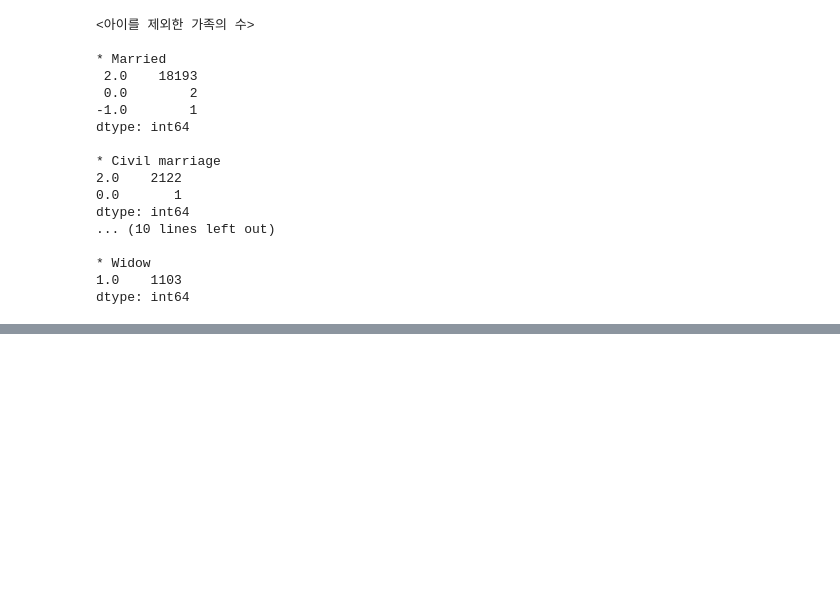
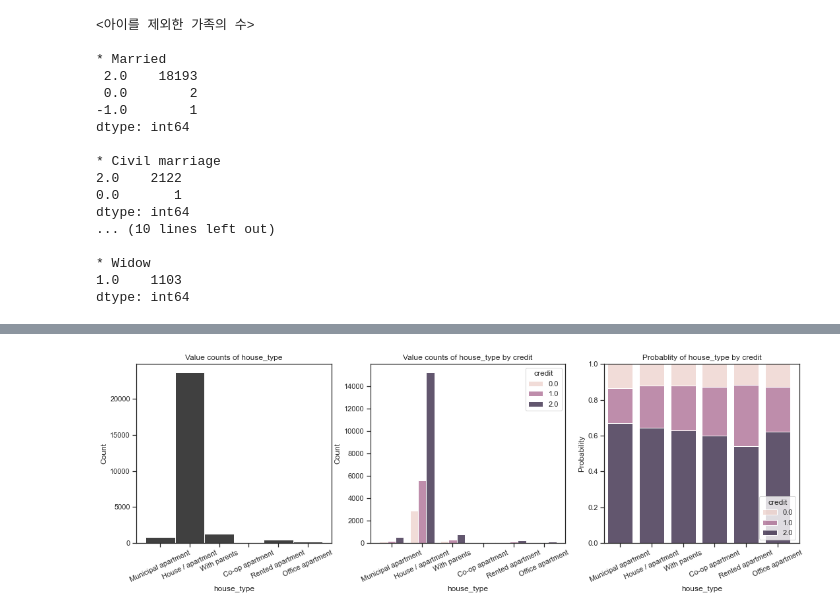
Before and after one commit to Gangtaro/data_science_repository, a Jupyter notebook: COMPETETION_LOG/DACON_210405_credit/210405_credit_eda.ipynb, the cells around one changed output, grey strips where cells are left out. Saved outputs shown, nothing was run; the diff lists cells and outputs as text; code cells hidden in the pictures; blank space fills up the shorter version.

```diff
--- a/COMPETETION_LOG/DACON_210405_credit/210405_credit_eda.ipynb
+++ b/COMPETETION_LOG/DACON_210405_credit/210405_credit_eda.ipynb
@@ -506,0 +549,5 @@ dtype: int64
+# %%
+# Single / not married 범주의 분해
+train.family_type[(train.family_type == 'Single / not married')&(train.family_size - train.child_num == 2)] = 'Married'
+train.family_type[train.family_type == 'Single / not married'] = 'Absolutely Single'
+train.family_type.value_counts()
@@ -506,0 +561,4 @@ dtype: int64
+# %%
+whether_married_new = train.family_type.copy()
+whether_married_new.replace({'Married':2, 'Civil marriage':2, 'Separated':1, 'Absolutely Single':1, 'Widow':1}, inplace = True)
+train[train.family_size - train.child_num != whether_married_new][['gender', 'DAYS_BIRTH', 'family_type','family_size', 'child_num', 'income_type', 'occyp_type', 'house_type','credit']].sort_values('family_type')
@@ -506,0 +574,3 @@ dtype: int64
+# %%
+# family_size 기입 오류 수정
+train.family_size = whether_married_new + train.child_num
@@ -506,0 +598,22 @@ dtype: int64
+# %%
+plt.figure(figsize=(18,5))
+
+plt.subplot(1,3,1)
+sns.histplot(x = 'house_type', stat = 'count', data = train, color = 'black')
+plt.title('Value counts of house_type')
+plt.xticks(rotation = 25)
+
+plt.subplot(1,3,2)
+sns.histplot(x = 'house_type', stat = 'count', data = train, hue = 'credit',
+             multiple= 'dodge', shrink=0.8)
+plt.title('Value counts of house_type by credit')
+plt.xticks(rotation = 25)
+
+plt.subplot(1,3,3)
+sns.histplot(x = 'house_type', stat = 'probability', data = train, hue = 'credit',
+             multiple= 'fill', shrink=0.8)
+plt.title('Probablity of house_type by credit')
+plt.xticks(rotation = 25)
+plt.show()
+# %% [output]
+[figure, added]
```
Also changed, not shown: parts of 26 cells of this notebook, 8 other files.
